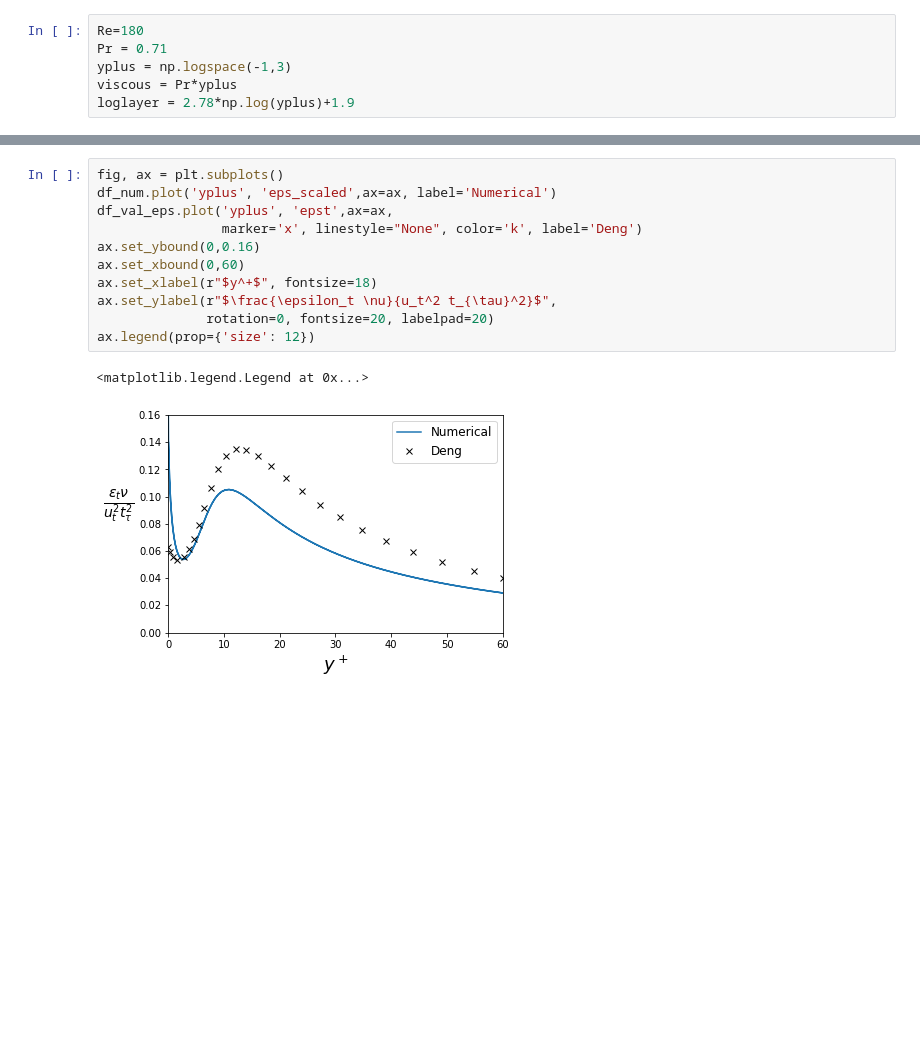
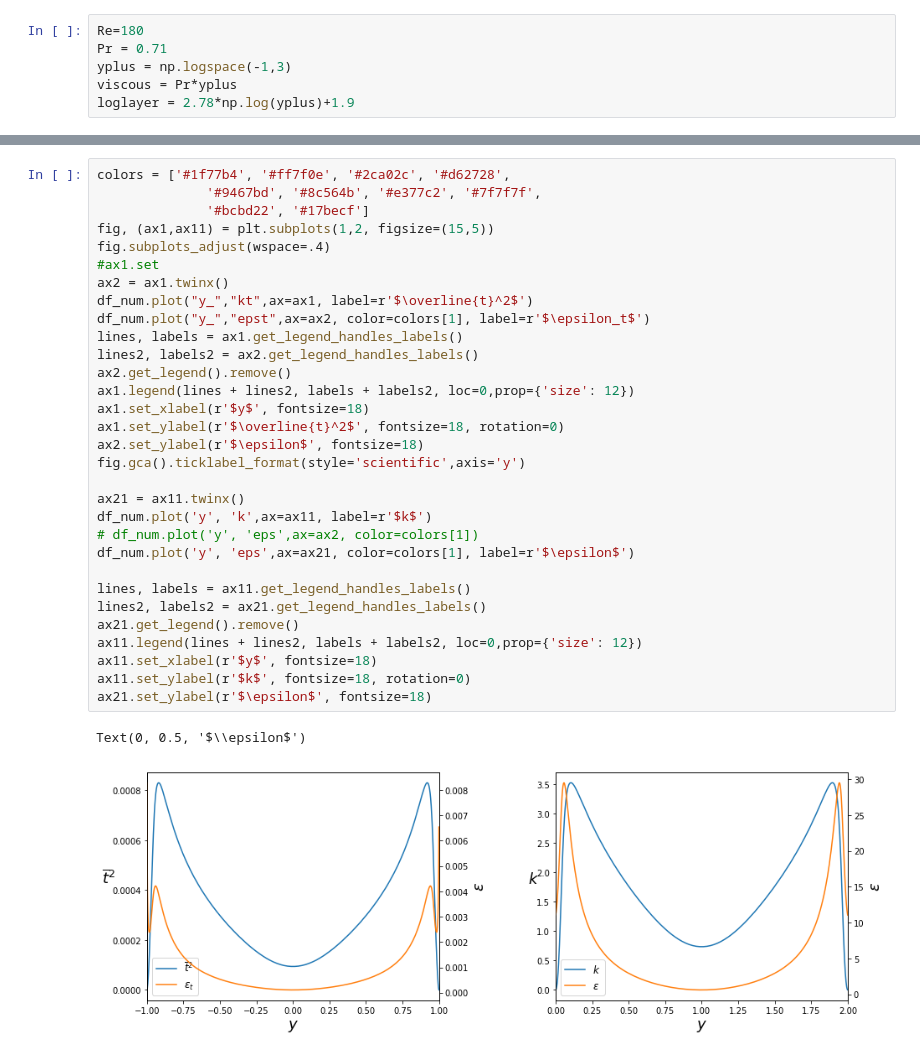
Before and after one commit to Fluid-Dynamics-Of-Energy-Systems-Team/RANS_pipe, a Jupyter notebook: notebooks/validation_Deng(2001).ipynb, the cells around one changed output, grey strips where cells are left out. Saved outputs shown, nothing was run; the diff lists cells and outputs as text; blank space fills up the shorter version.

```diff
--- a/notebooks/validation_Deng(2001).ipynb
+++ b/notebooks/validation_Deng(2001).ipynb
@@ -76,17 +109,37 @@ ax.legend(prop={'size': 12})
-# %%
-fig, ax = plt.subplots()
-df_num.plot('yplus', 'eps_scaled',ax=ax, label='Numerical')
-df_val_eps.plot('yplus', 'epst',ax=ax,
-                marker='x', linestyle="None", color='k', label='Deng')
-ax.set_ybound(0,0.16)
-ax.set_xbound(0,60)
-ax.set_xlabel(r"$y^+$", fontsize=18)
-ax.set_ylabel(r"$\frac{\epsilon_t \nu}{u_t^2 t_{\tau}^2}$",
-              rotation=0, fontsize=20, labelpad=20)
-ax.legend(prop={'size': 12})
-# %% [output]
-<matplotlib.legend.Legend at 0x...>
-[figure, removed]
+# %%
+colors = ['#1f77b4', '#ff7f0e', '#2ca02c', '#d62728',
+              '#9467bd', '#8c564b', '#e377c2', '#7f7f7f',
+              '#bcbd22', '#17becf']
+fig, (ax1,ax11) = plt.subplots(1,2, figsize=(15,5))
+fig.subplots_adjust(wspace=.4)
+#ax1.set
+ax2 = ax1.twinx()
+df_num.plot("y_","kt",ax=ax1, label=r'$\overline{t}^2$')
+df_num.plot("y_","epst",ax=ax2, color=colors[1], label=r'$\epsilon_t$')
+lines, labels = ax1.get_legend_handles_labels()
+lines2, labels2 = ax2.get_legend_handles_labels()
+ax2.get_legend().remove()
+ax1.legend(lines + lines2, labels + labels2, loc=0,prop={'size': 12})
+ax1.set_xlabel(r'$y$', fontsize=18)
+ax1.set_ylabel(r'$\overline{t}^2$', fontsize=18, rotation=0)
+ax2.set_ylabel(r'$\epsilon$', fontsize=18)
+fig.gca().ticklabel_format(style='scientific',axis='y')
+
+ax21 = ax11.twinx()
+df_num.plot('y', 'k',ax=ax11, label=r'$k$')
+# df_num.plot('y', 'eps',ax=ax2, color=colors[1])
+df_num.plot('y', 'eps',ax=ax21, color=colors[1], label=r'$\epsilon$')
+
+lines, labels = ax11.get_legend_handles_labels()
+lines2, labels2 = ax21.get_legend_handles_labels()
+ax21.get_legend().remove()
+ax11.legend(lines + lines2, labels + labels2, loc=0,prop={'size': 12})
+ax11.set_xlabel(r'$y$', fontsize=18)
+ax11.set_ylabel(r'$k$', fontsize=18, rotation=0)
+ax21.set_ylabel(r'$\epsilon$', fontsize=18)
+# %% [output]
+Text(0, 0.5, '$\\epsilon$')
+[figure, added]
 # %%
 fig, ax = plt.subplots()
 df_num.plot('yplus', 'tau_u',ax=ax, label="Num. "+r'$\tau_u$')
```
Also changed, not shown: parts of 7 cells of this notebook, 13 other files.
